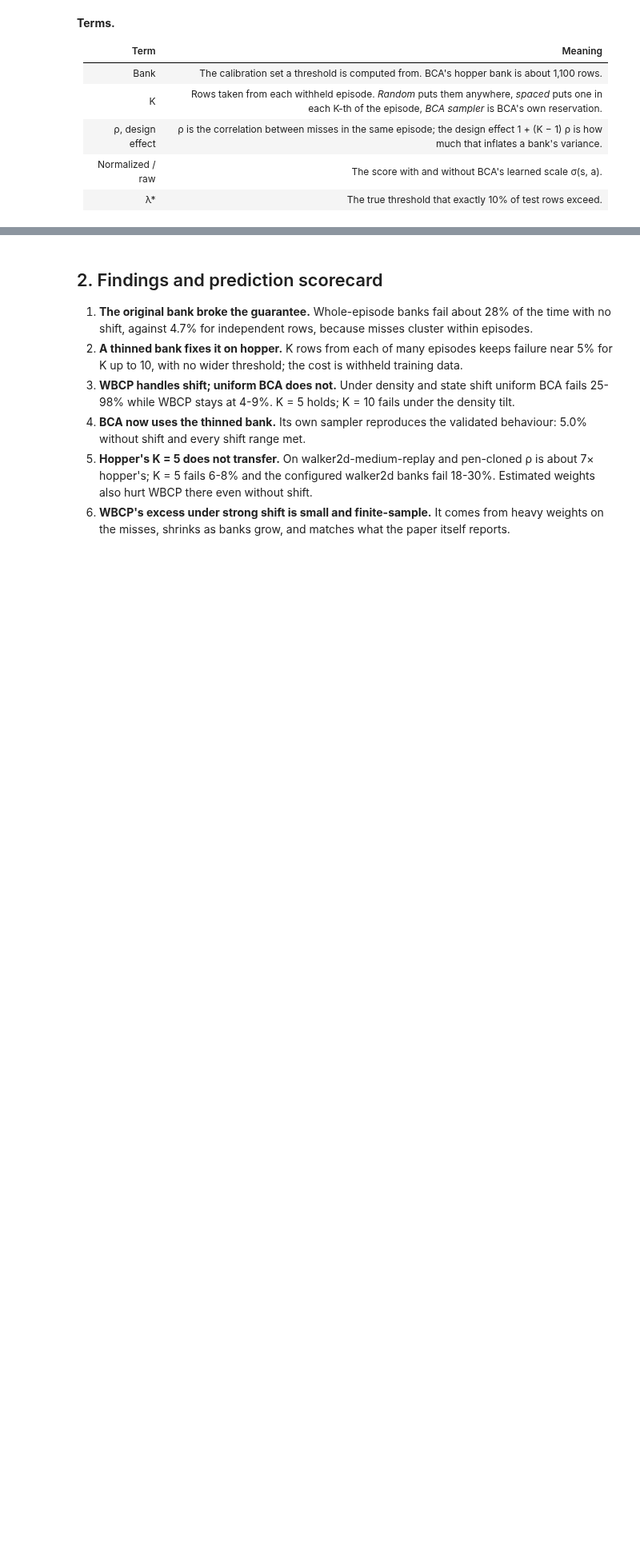
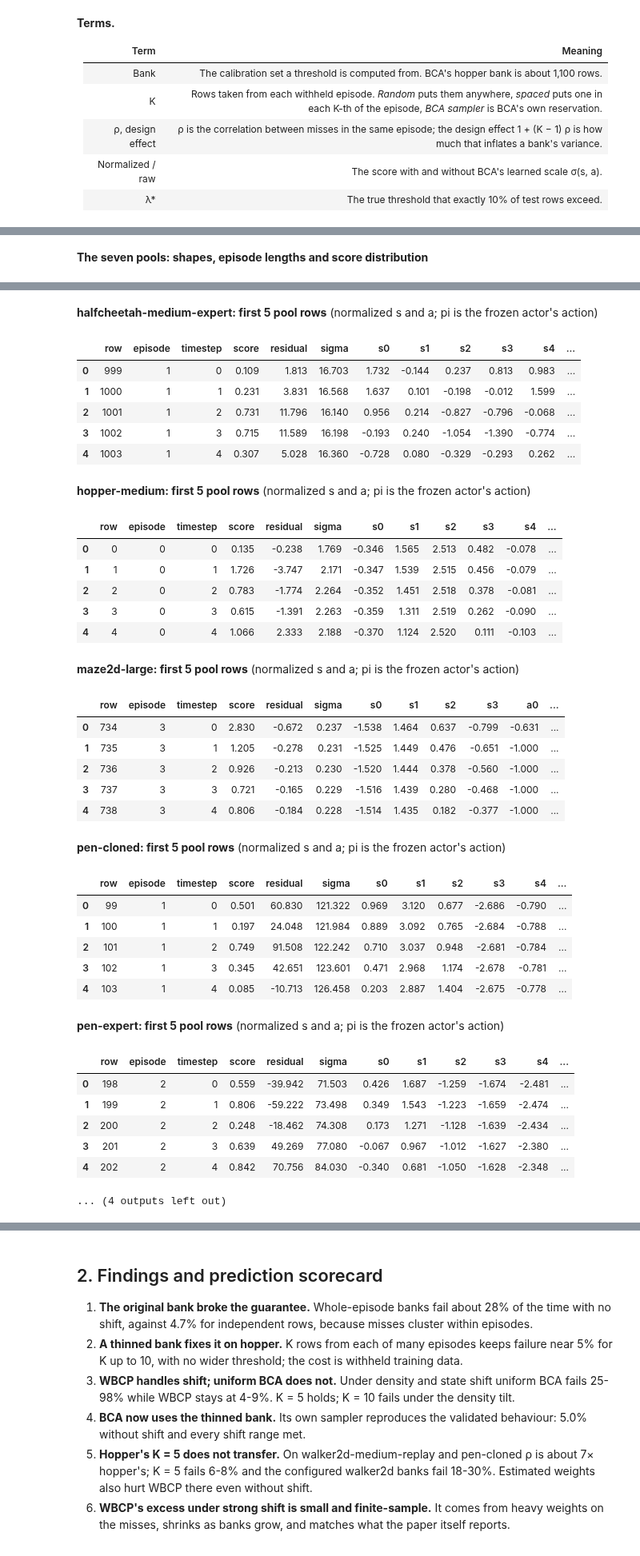
Before and after one commit to dbayha7/BCA, a Jupyter notebook: experiments/wbcp/results.ipynb, the cells around one changed output, grey strips where cells are left out. Shown at 80% size. Cells and saved outputs as stored; diff of their text form; code cells hidden in the pictures; blank space fills up the shorter version.

```diff
--- a/experiments/wbcp/results.ipynb
+++ b/experiments/wbcp/results.ipynb
@@ -153,0 +168,39 @@ display(table([[k, p["rows"]["population"], p["rows"]["population_episodes"], p[
+# %%
+import json
+
+from experiments.wbcp.host_matrix import critic_health
+
+
+def pool(k):
+    # obs and action are normalized with the training half's statistics
+    with np.load(ROOT / "runs" / D["pools"][k]["dir"] / "frozen.npz", allow_pickle=False) as z:
+        return {name: z[name] for name in z.files}
+
+
+def wide(prefix, a):
+    return {f"{prefix}{j}": a[:, j] for j in range(a.shape[1])}
+
+
+HEAD, rows, heads = 5, [], {}
+for k in D["pools"]:
+    P = pool(k)
+    length = np.bincount(P["episode"])
+    length = length[length > 0]
+    q50, q90, q99 = np.quantile(P["score"], [0.5, 0.9, 0.99])
+    health = critic_health(f"runs/{D['pools'][k]['dir']}", D["pools"][k]["key"])
+    rows.append([k, f"{health['status']} (Q {100 * health['q_growth_last_fifth']:+.0f}% over the last fifth)", P["obs"].shape[1],
+                 P["action"].shape[1], f"{np.median(length):.0f} [{length.min()}, {length.max()}]", round(q50, 3), round(q90, 3),
+                 round(q99, 3), f"{100 * np.mean(P['score'] <= 1):.1f}%", f"{P['residual'].mean():.4g}", f"{P['residual'].std():.4g}",
+                 f"{np.median(P['sigma']):.4g}"])
+    heads[k] = pd.DataFrame({**{c: P[c][:HEAD] for c in ("row", "episode", "timestep", "score", "residual", "sigma")},
+                             **wide("s", P["obs"][:HEAD]), **wide("a", P["action"][:HEAD]), **wide("pi", P["policy_action"][:HEAD])})
+del P
+display(Markdown("**The seven pools: shapes, episode lengths and score distribution**"))
+display(table(rows, ["Score pool", "Critic", "State dim", "Action dim", "Episode length, median [min, max]", "Score median",
+                     "Score 90% (λ* without shift)", "Score 99%", "Score ≤ 1", "Residual mean", "Residual SD", "σ median"]))
+with pd.option_context("display.max_columns", None):
+    for k, df in heads.items():
+        display(Markdown(f"**{k}: first {HEAD} pool rows** (normalized s and a; pi is the frozen actor's action)"))
+        display(df.round(3))
+# %% [output]
+**The seven pools: shapes, episode lengths and score distribution**
@@ -153,0 +215,36 @@ display(table([[k, p["rows"]["population"], p["rows"]["population_episodes"], p[
+**halfcheetah-medium-expert: first 5 pool rows** (normalized s and a; pi is the frozen actor's action)
+|  | row | episode | timestep | score | residual | sigma | s0 | s1 | s2 | s3 | s4 | ... |
+| 0 | 999 | 1 | 0 | 0.109 | 1.813 | 16.703 | 1.732 | -0.144 | 0.237 | 0.813 | 0.983 | ... |
+| 1 | 1000 | 1 | 1 | 0.231 | 3.831 | 16.568 | 1.637 | 0.101 | -0.198 | -0.012 | 1.599 | ... |
+| 2 | 1001 | 1 | 2 | 0.731 | 11.796 | 16.140 | 0.956 | 0.214 | -0.827 | -0.796 | -0.068 | ... |
+| 3 | 1002 | 1 | 3 | 0.715 | 11.589 | 16.198 | -0.193 | 0.240 | -1.054 | -1.390 | -0.774 | ... |
+| 4 | 1003 | 1 | 4 | 0.307 | 5.028 | 16.360 | -0.728 | 0.080 | -0.329 | -0.293 | 0.262 | ... |
+**hopper-medium: first 5 pool rows** (normalized s and a; pi is the frozen actor's action)
+|  | row | episode | timestep | score | residual | sigma | s0 | s1 | s2 | s3 | s4 | ... |
+| 0 | 0 | 0 | 0 | 0.135 | -0.238 | 1.769 | -0.346 | 1.565 | 2.513 | 0.482 | -0.078 | ... |
+| 1 | 1 | 0 | 1 | 1.726 | -3.747 | 2.171 | -0.347 | 1.539 | 2.515 | 0.456 | -0.079 | ... |
+| 2 | 2 | 0 | 2 | 0.783 | -1.774 | 2.264 | -0.352 | 1.451 | 2.518 | 0.378 | -0.081 | ... |
+| 3 | 3 | 0 | 3 | 0.615 | -1.391 | 2.263 | -0.359 | 1.311 | 2.519 | 0.262 | -0.090 | ... |
+| 4 | 4 | 0 | 4 | 1.066 | 2.333 | 2.188 | -0.370 | 1.124 | 2.520 | 0.111 | -0.103 | ... |
+**maze2d-large: first 5 pool rows** (normalized s and a; pi is the frozen actor's action)
+|  | row | episode | timestep | score | residual | sigma | s0 | s1 | s2 | s3 | a0 | ... |
+| 0 | 734 | 3 | 0 | 2.830 | -0.672 | 0.237 | -1.538 | 1.464 | 0.637 | -0.799 | -0.631 | ... |
+| 1 | 735 | 3 | 1 | 1.205 | -0.278 | 0.231 | -1.525 | 1.449 | 0.476 | -0.651 | -1.000 | ... |
+| 2 | 736 | 3 | 2 | 0.926 | -0.213 | 0.230 | -1.520 | 1.444 | 0.378 | -0.560 | -1.000 | ... |
+| 3 | 737 | 3 | 3 | 0.721 | -0.165 | 0.229 | -1.516 | 1.439 | 0.280 | -0.468 | -1.000 | ... |
+| 4 | 738 | 3 | 4 | 0.806 | -0.184 | 0.228 | -1.514 | 1.435 | 0.182 | -0.377 | -1.000 | ... |
+**pen-cloned: first 5 pool rows** (normalized s and a; pi is the frozen actor's action)
+|  | row | episode | timestep | score | residual | sigma | s0 | s1 | s2 | s3 | s4 | ... |
+| 0 | 99 | 1 | 0 | 0.501 | 60.830 | 121.322 | 0.969 | 3.120 | 0.677 | -2.686 | -0.790 | ... |
+| 1 | 100 | 1 | 1 | 0.197 | 24.048 | 121.984 | 0.889 | 3.092 | 0.765 | -2.684 | -0.788 | ... |
+| 2 | 101 | 1 | 2 | 0.749 | 91.508 | 122.242 | 0.710 | 3.037 | 0.948 | -2.681 | -0.784 | ... |
+| 3 | 102 | 1 | 3 | 0.345 | 42.651 | 123.601 | 0.471 | 2.968 | 1.174 | -2.678 | -0.781 | ... |
+| 4 | 103 | 1 | 4 | 0.085 | -10.713 | 126.458 | 0.203 | 2.887 | 1.404 | -2.675 | -0.778 | ... |
+**pen-expert: first 5 pool rows** (normalized s and a; pi is the frozen actor's action)
+|  | row | episode | timestep | score | residual | sigma | s0 | s1 | s2 | s3 | s4 | ... |
+| 0 | 198 | 2 | 0 | 0.559 | -39.942 | 71.503 | 0.426 | 1.687 | -1.259 | -1.674 | -2.481 | ... |
+| 1 | 199 | 2 | 1 | 0.806 | -59.222 | 73.498 | 0.349 | 1.543 | -1.223 | -1.659 | -2.474 | ... |
+| 2 | 200 | 2 | 2 | 0.248 | -18.462 | 74.308 | 0.173 | 1.271 | -1.128 | -1.639 | -2.434 | ... |
+| 3 | 201 | 2 | 3 | 0.639 | 49.269 | 77.080 | -0.067 | 0.967 | -1.012 | -1.627 | -2.380 | ... |
+| 4 | 202 | 2 | 4 | 0.842 | 70.756 | 84.030 | -0.340 | 0.681 | -1.050 | -1.628 | -2.348 | ... |
+... (4 outputs left out)
```
Also changed, not shown: parts of 4 cells of this notebook, 11 other files.
